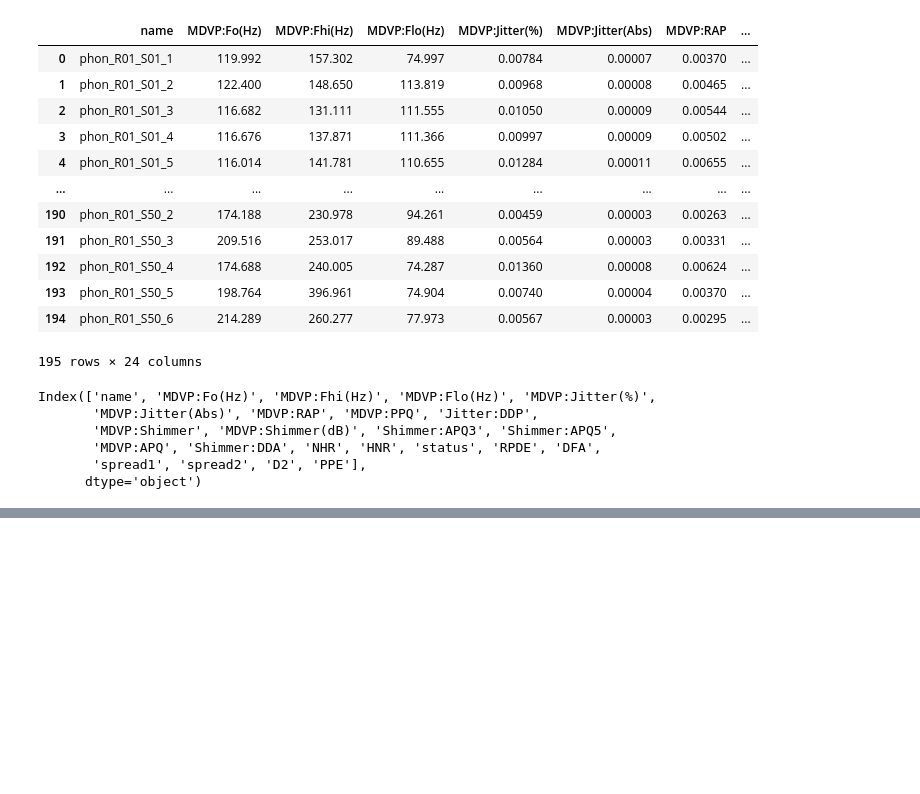
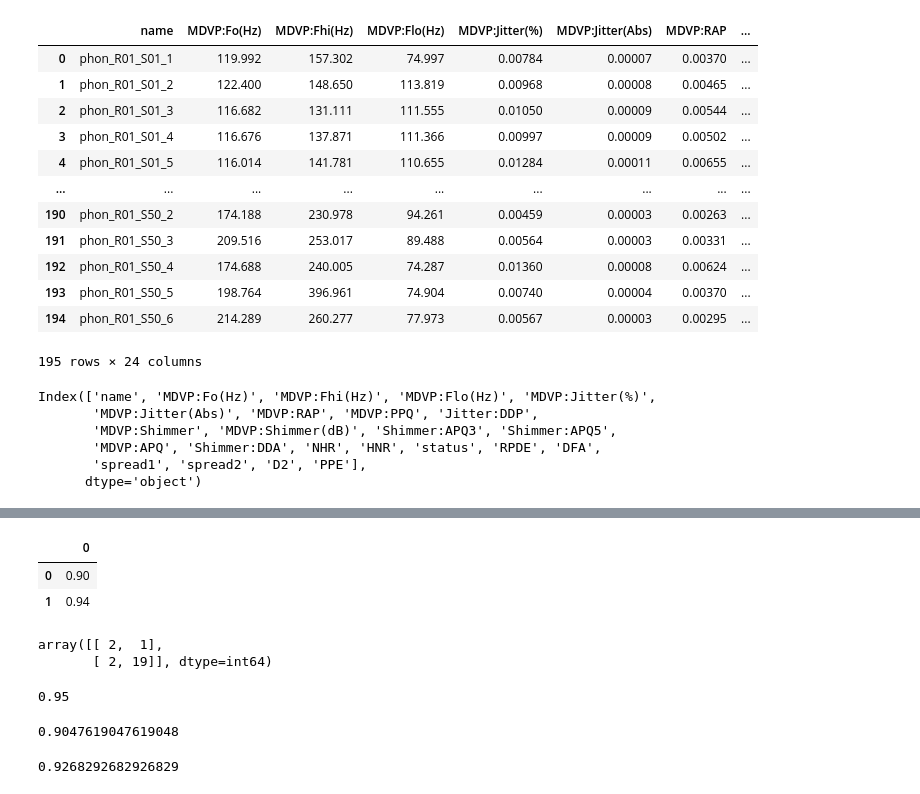
Before and after one commit to uraninjo/DiseaseDetection, a Jupyter notebook: DataScience/directapp.ipynb, the cells around one changed output, grey strips where cells are left out. Cells and saved outputs as stored; diff of their text form; code cells hidden in the pictures; blank space fills up the shorter version.

```diff
--- a/DataScience/directapp.ipynb
+++ b/DataScience/directapp.ipynb
@@ -45,0 +137,43 @@ Index(['name', 'MDVP:Fo(Hz)', 'MDVP:Fhi(Hz)', 'MDVP:Flo(Hz)', 'MDVP:Jitter(%)',
+# %%
+svm = LGBMClassifier()
+params = {
+    'learning_rate':[i*0.001 for i in range(1,101,5)],
+    'max_bin':[i for i in range(1,10)],
+    "bagging_freq": [5],
+    "bagging_fraction": [0.75]
+}
+clf = GridSearchCV(svm, params, cv=10)
+clf.fit(X_train_scaled, y_train)
+print("Best hyperparameter:", clf.best_params_)
+# %%
+results=[]
+cv_results = cross_validate(
+        svm, X_test_scaled, y_test, cv=10,
+        scoring=(['accuracy', 'f1'])
+    )
+
+pd.DataFrame([cv_results['test_accuracy'].mean(),cv_results['test_f1'].mean()])
+# %% [output]
+|  | 0 |
+| 0 | 0.90 |
+| 1 | 0.94 |
+# %%
+from sklearn.metrics import confusion_matrix,precision_score,recall_score,f1_score
+
+y_pred=clf.predict(X_test_scaled)
+confusion_matrix(y_test,y_pred)
+# %% [output]
+array([[ 2,  1],
+       [ 2, 19]], dtype=int64)
+# %%
+precision_score(y_test,y_pred)
+# %% [output]
+0.95
+# %%
+recall_score(y_test,y_pred)
+# %% [output]
+0.9047619047619048
+# %%
+f1_score(y_test,y_pred)
+# %% [output]
+0.9268292682926829
```
Also changed, not shown: parts of 5 cells of this notebook, 4 other files.
